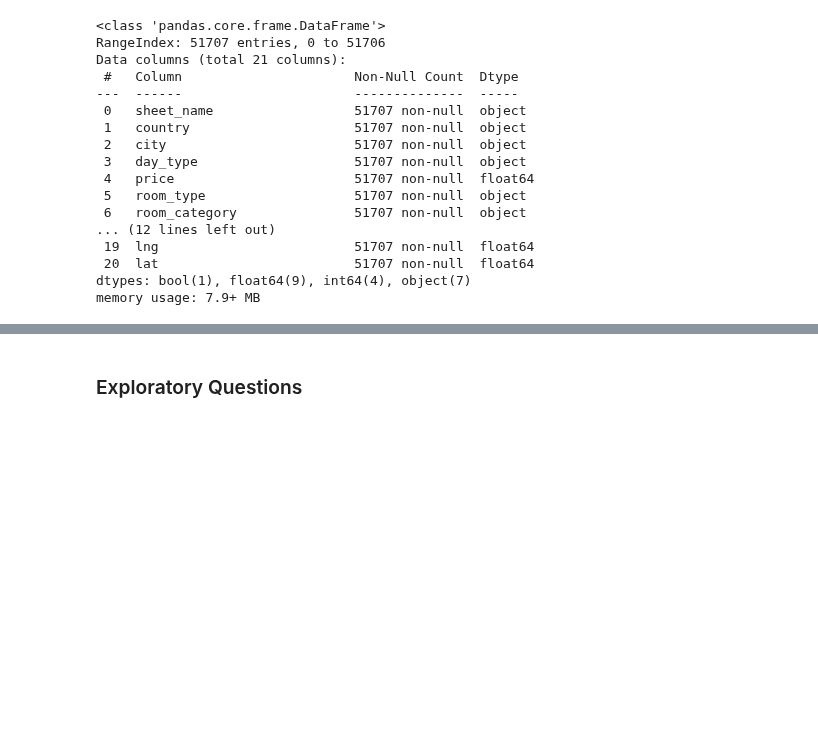
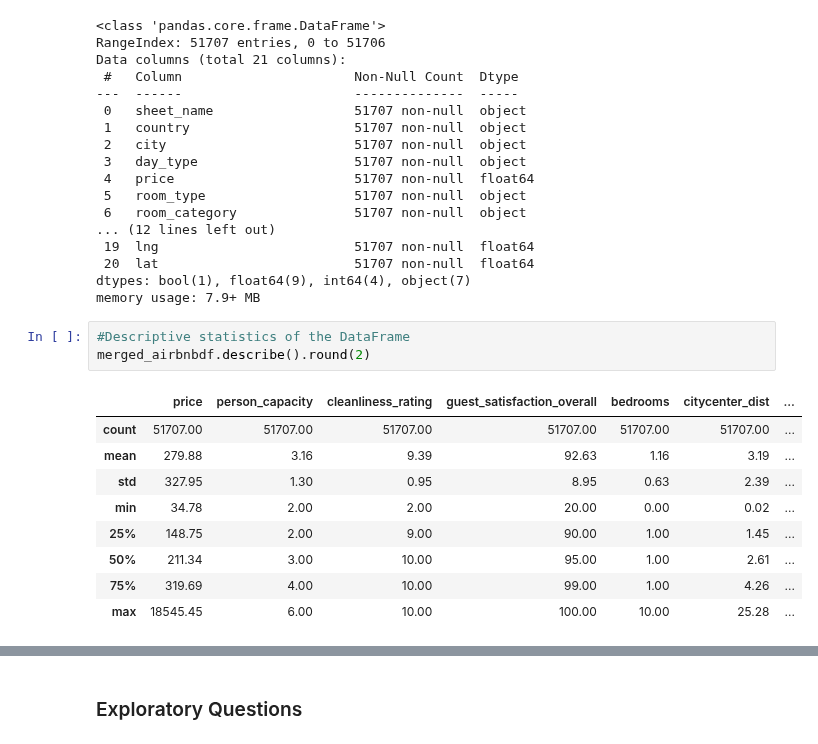
Before and after one commit to StefanFSmid/ASDA_2025_Group_3_Porfolio, a Jupyter notebook: notebooks/week_04_group_3_notebook.ipynb, the cells around one changed output, grey strips where cells are left out. Drawn from its saved outputs; the diff is of its cells as text; blank space fills up the shorter version.

```diff
--- a/notebooks/week_04_group_3_notebook.ipynb
+++ b/notebooks/week_04_group_3_notebook.ipynb
@@ -322,3 +322,16 @@ Data columns (total 21 columns):
  20  lat                         51707 non-null  float64
 dtypes: bool(1), float64(9), int64(4), object(7)
 memory usage: 7.9+ MB
+# %%
+#Descriptive statistics of the DataFrame
+merged_airbnbdf.describe().round(2)
+# %% [output]
+|  | price | person_capacity | cleanliness_rating | guest_satisfaction_overall | bedrooms | citycenter_dist | ... |
+| count | 51707.00 | 51707.00 | 51707.00 | 51707.00 | 51707.00 | 51707.00 | ... |
+| mean | 279.88 | 3.16 | 9.39 | 92.63 | 1.16 | 3.19 | ... |
+| std | 327.95 | 1.30 | 0.95 | 8.95 | 0.63 | 2.39 | ... |
+| min | 34.78 | 2.00 | 2.00 | 20.00 | 0.00 | 0.02 | ... |
+| 25% | 148.75 | 2.00 | 9.00 | 90.00 | 1.00 | 1.45 | ... |
+| 50% | 211.34 | 3.00 | 10.00 | 95.00 | 1.00 | 2.61 | ... |
+| 75% | 319.69 | 4.00 | 10.00 | 99.00 | 1.00 | 4.26 | ... |
+| max | 18545.45 | 6.00 | 10.00 | 100.00 | 10.00 | 25.28 | ... |
```
Also changed, not shown: parts of 6 cells of this notebook.
